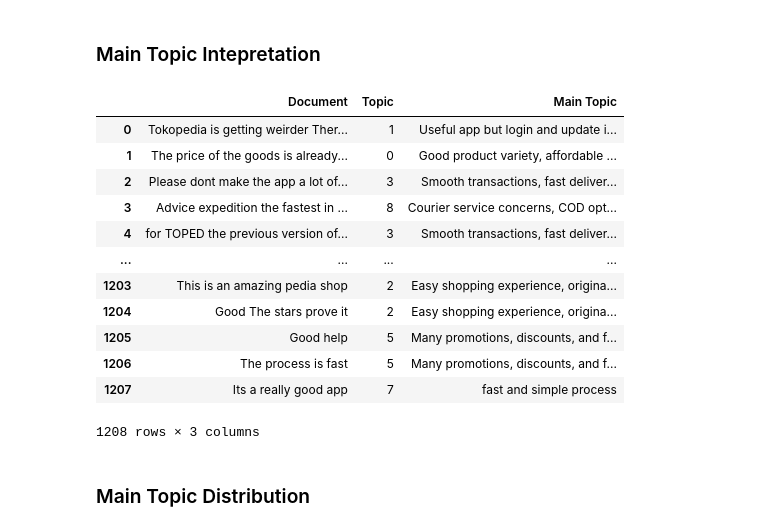
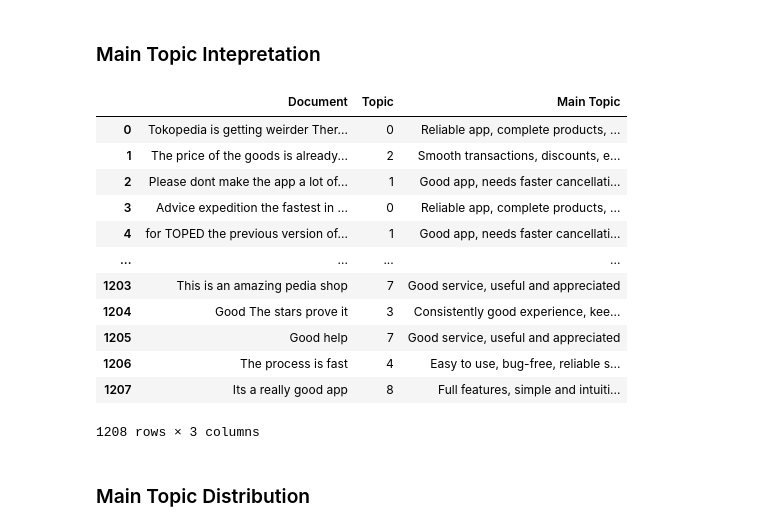
Before and after one commit to WayanArdike/gopay, a Jupyter notebook: study-case-tokopedia.ipynb, the cells around one changed output. Drawn from its saved outputs; the diff is of its cells as text; code cells hidden in the pictures.

```diff
--- a/study-case-tokopedia.ipynb
+++ b/study-case-tokopedia.ipynb
@@ -820,38 +820,38 @@ positive_info
 # %% [markdown]
 ### Main Topic Intepretation
-# %%
-positive_topic.set_topic_labels({
-    0: "Good product variety, affordable prices, consistent quality",
-    1: "Useful app but login and update issues",
-    2: "Easy shopping experience, original products, good recommendations",
-    3: "Smooth transactions, fast delivery, reliable discounts",
-    4: "Convenient app for shopping and top-ups, some errors remain",
-    5: "Many promotions, discounts, and free shipping benefits",
-    6: "Very easy-to-use app, reliable and safe shopping",
-    7: "fast and simple process",
-    8: "Courier service concerns, COD option highly appreciated",
-    9: "Profitable, user-friendly, helps find desired products easily"
-})
-
-
-positive_info = positive_topic.get_document_info(positive)
-positive_info["Main Topic"] = positive_info["CustomName"]
-positive_info = positive_info[["Document","Topic", "Main Topic"]]
-positive_info
-# %% [output]
-|  | Document | Topic | Main Topic |
-| 0 | Tokopedia is getting weirder Ther... | 1 | Useful app but login and update i... |
-| 1 | The price of the goods is already... | 0 | Good product variety, affordable ... |
-| 2 | Please dont make the app a lot of... | 3 | Smooth transactions, fast deliver... |
-| 3 | Advice expedition the fastest in ... | 8 | Courier service concerns, COD opt... |
-| 4 | for TOPED the previous version of... | 3 | Smooth transactions, fast deliver... |
-| ... | ... | ... | ... |
-| 1203 | This is an amazing pedia shop | 2 | Easy shopping experience, origina... |
-| 1204 | Good The stars prove it | 2 | Easy shopping experience, origina... |
-| 1205 | Good help | 5 | Many promotions, discounts, and f... |
-| 1206 | The process is fast | 5 | Many promotions, discounts, and f... |
-| 1207 | Its a really good app | 7 | fast and simple process |
-1208 rows × 3 columns
+# %%
+positive_topic.set_topic_labels({
+    0: "Reliable app, complete products, fast delivery",
+    1: "Good app, needs faster cancellation process",
+    2: "Smooth transactions, discounts, enjoyable shopping",
+    3: "Consistently good experience, keep it up",
+    4: "Easy to use, bug-free, reliable system",
+    5: "Attractive promotions, bonuses, and free shipping",
+    6: "Convenient app for shopping and top-ups",
+    7: "Good service, useful and appreciated",
+    8: "Full features, simple and intuitive UI",
+    9: "Best shopping app, helpful with discounts"
+})
+
+
+positive_info = positive_topic.get_document_info(positive)
+positive_info["Main Topic"] = positive_info["CustomName"]
+positive_info = positive_info[["Document","Topic", "Main Topic"]]
+positive_info
+# %% [output]
+|  | Document | Topic | Main Topic |
+| 0 | Tokopedia is getting weirder Ther... | 0 | Reliable app, complete products, ... |
+| 1 | The price of the goods is already... | 2 | Smooth transactions, discounts, e... |
+| 2 | Please dont make the app a lot of... | 1 | Good app, needs faster cancellati... |
+| 3 | Advice expedition the fastest in ... | 0 | Reliable app, complete products, ... |
+| 4 | for TOPED the previous version of... | 1 | Good app, needs faster cancellati... |
+| ... | ... | ... | ... |
+| 1203 | This is an amazing pedia shop | 7 | Good service, useful and appreciated |
+| 1204 | Good The stars prove it | 3 | Consistently good experience, kee... |
+| 1205 | Good help | 7 | Good service, useful and appreciated |
+| 1206 | The process is fast | 4 | Easy to use, bug-free, reliable s... |
+| 1207 | Its a really good app | 8 | Full features, simple and intuiti... |
+1208 rows × 3 columns
 # %%
 def get_topic_group(topic_number):
     if topic_number in [6, 8, 14, 19, 20, 22]:
```
Also changed, not shown: parts of 2 cells of this notebook.
